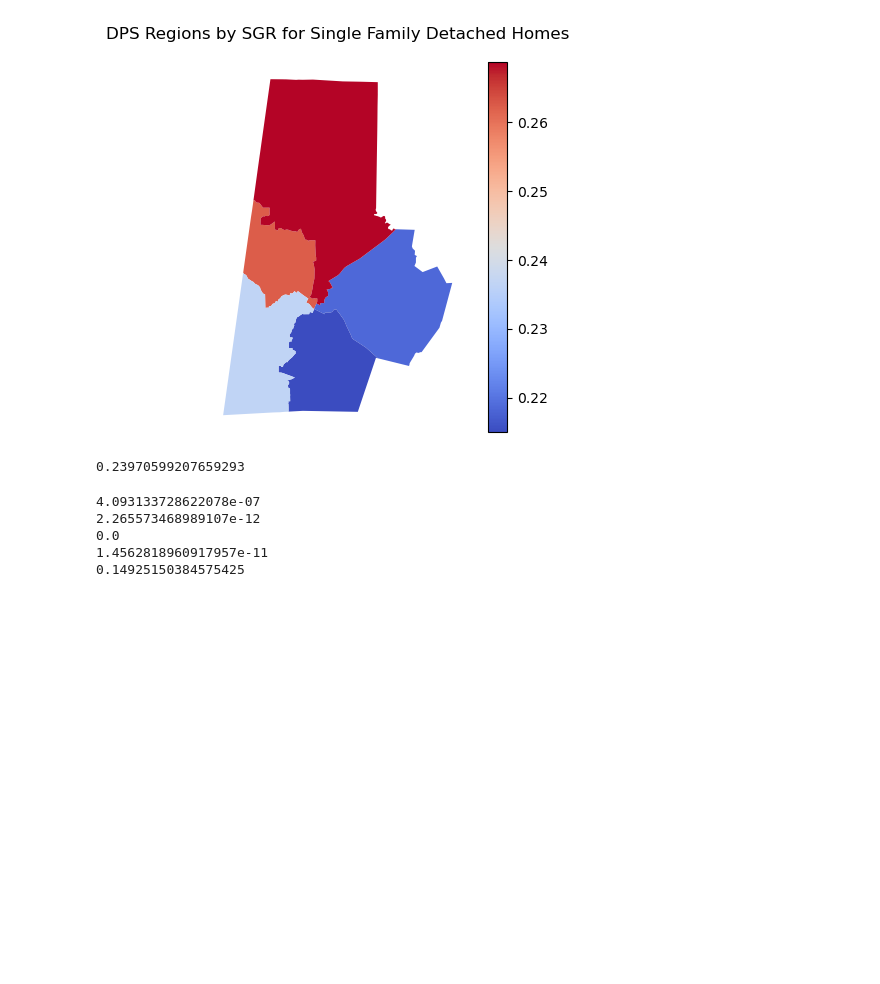
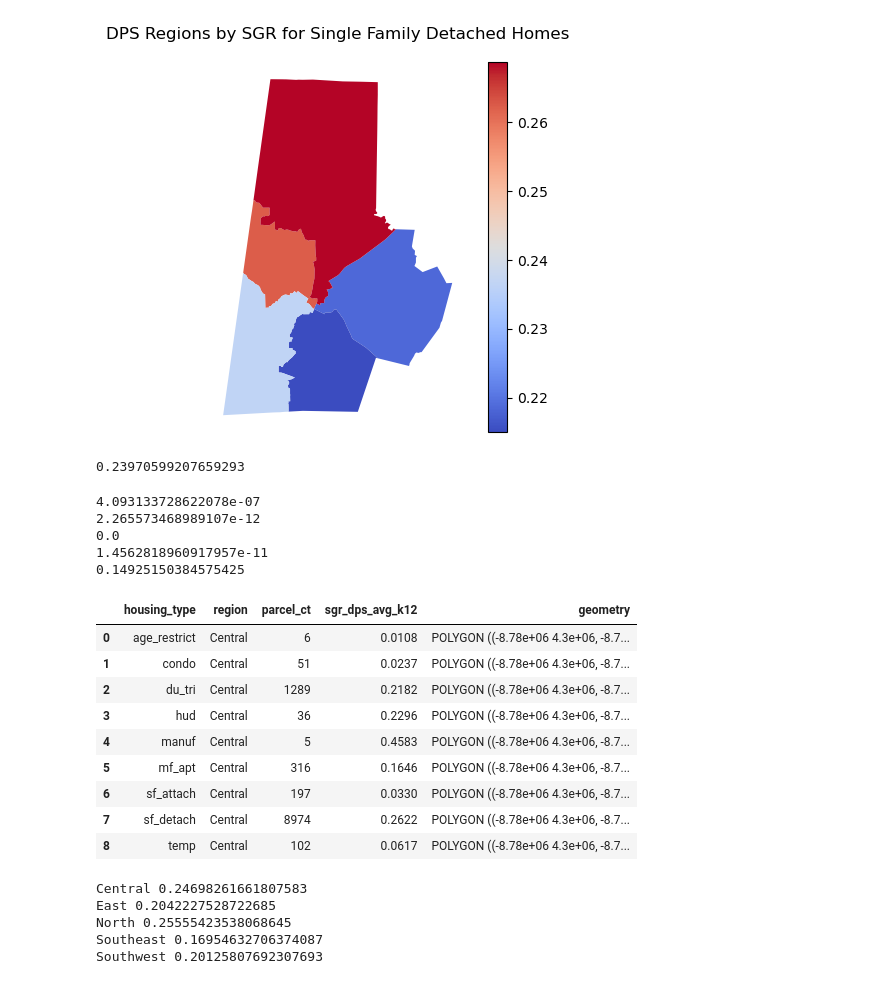
Before and after one commit to olublin/DPS-Planning, a Jupyter notebook: sgr_dev.ipynb, the cells around one changed output. Drawn from its saved outputs; the diff is of its cells as text; code cells hidden in the pictures; blank space fills up the shorter version.

Commit message:
look at sgr by region

```diff
--- a/sgr_dev.ipynb
+++ b/sgr_dev.ipynb
@@ -105,3 +105,26 @@ for i,region in enumerate(detach['region']):
 0.0
 1.4562818960917957e-11
 0.14925150384575425
+# %%
+sgr_reg['Central']
+# %% [output]
+|  | housing_type | region | parcel_ct | sgr_dps_avg_k12 | geometry |
+| 0 | age_restrict | Central | 6 | 0.0108 | POLYGON ((-8.78e+06 4.3e+06, -8.7... |
+| 1 | condo | Central | 51 | 0.0237 | POLYGON ((-8.78e+06 4.3e+06, -8.7... |
+| 2 | du_tri | Central | 1289 | 0.2182 | POLYGON ((-8.78e+06 4.3e+06, -8.7... |
+| 3 | hud | Central | 36 | 0.2296 | POLYGON ((-8.78e+06 4.3e+06, -8.7... |
+| 4 | manuf | Central | 5 | 0.4583 | POLYGON ((-8.78e+06 4.3e+06, -8.7... |
+| 5 | mf_apt | Central | 316 | 0.1646 | POLYGON ((-8.78e+06 4.3e+06, -8.7... |
+| 6 | sf_attach | Central | 197 | 0.0330 | POLYGON ((-8.78e+06 4.3e+06, -8.7... |
+| 7 | sf_detach | Central | 8974 | 0.2622 | POLYGON ((-8.78e+06 4.3e+06, -8.7... |
+| 8 | temp | Central | 102 | 0.0617 | POLYGON ((-8.78e+06 4.3e+06, -8.7... |
+# %%
+for region in sgr_data['region'].unique():
+    sgr = np.average(sgr_reg[region]['sgr_dps_avg_k12'], weights=sgr_reg[region]['parcel_ct'])
+    print(region, sgr)
+# %% [output]
+Central 0.24698261661807583
+East 0.2042227528722685
+North 0.25555423538068645
+Southeast 0.16954632706374087
+Southwest 0.20125807692307693
```
Also changed, not shown: parts of 1 cell of this notebook.
